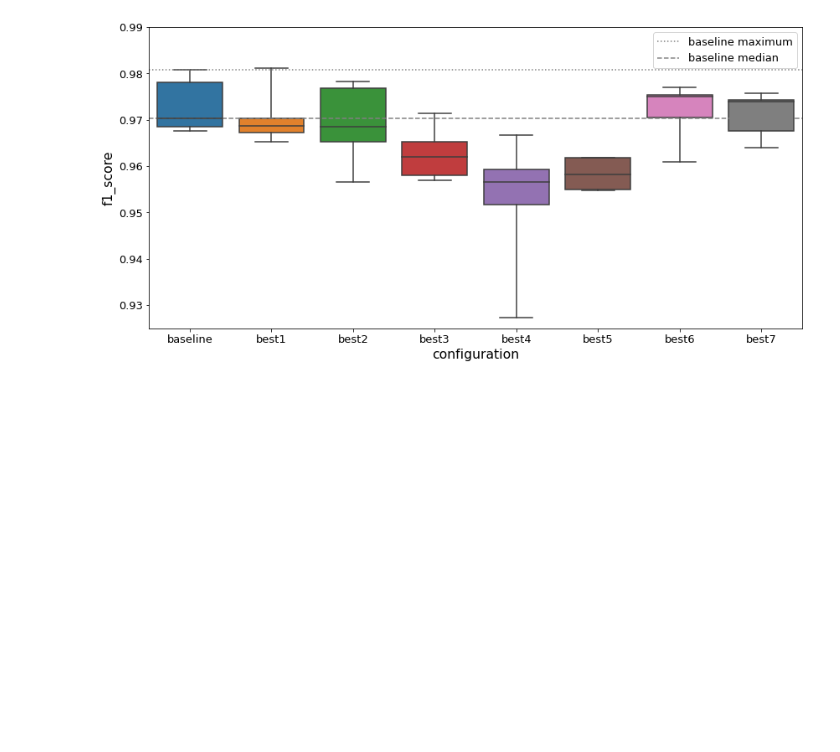
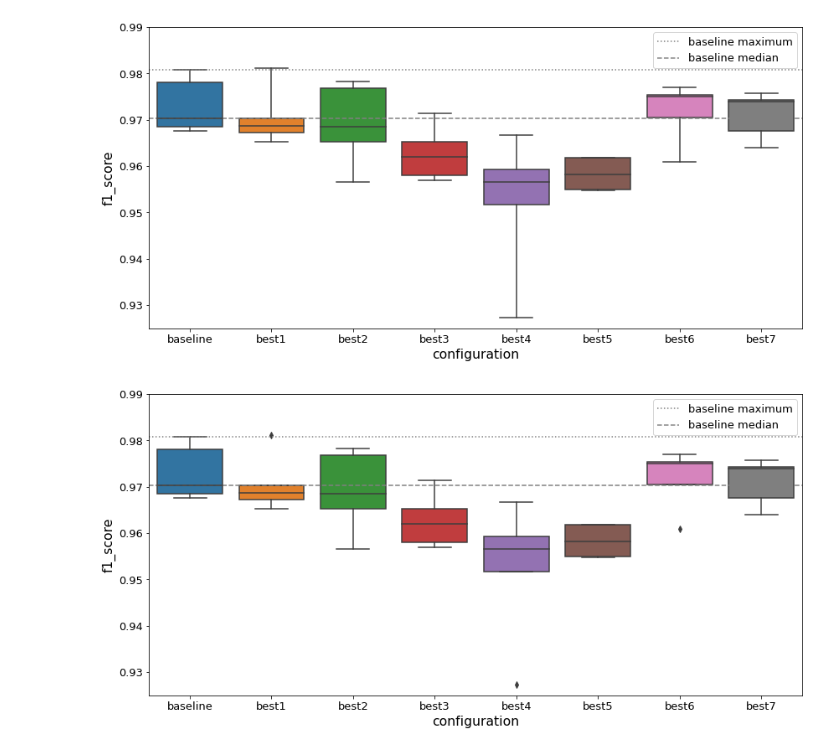
Before and after one commit to tttiago/GravitySpyClassifier, a Jupyter notebook: 06_compare_optimized_best.ipynb, the cells around one changed output. Drawn from its saved outputs; the diff is of its cells as text; code cells hidden in the pictures; blank space fills up the shorter version.

Commit message:
Added boxplots with 1.5 IQR whiskers.

```diff
--- a/06_compare_optimized_best.ipynb
+++ b/06_compare_optimized_best.ipynb
@@ -71,3 +71,21 @@ fig.tight_layout()
 fig.savefig('../figs/glitches/06_optimized_f1scores_v2.pdf', dpi=600)
 # %% [output]
 [figure]
+# %%
+plt.rc('font', size=13)
+
+fig = plt.figure(figsize=(12, 6))
+sns.boxplot(x='config', y='f1_score', data=f1_df, order=sorted(f1_df['config'].unique()))
+plt.ylim([0.925, 0.99])
+plt.hlines(0.980712, -0.5, 7.5, linestyles='dotted', color='grey', label='baseline maximum')
+plt.hlines(0.970251, -0.5, 7.5, linestyles='dashed', color='grey', label='baseline median')
+ax = plt.gca()
+l = ax.get_ylabel()
+ax.set_ylabel(l, size='large')
+ax.set_xlabel("configuration", size='large')
+#plt.xticks(fontsize='large')
+plt.legend()
+#ax.set_xticks([])
+fig.tight_layout()
+# %% [output]
+[figure, added]
```
Also changed, not shown: 1 other file.
